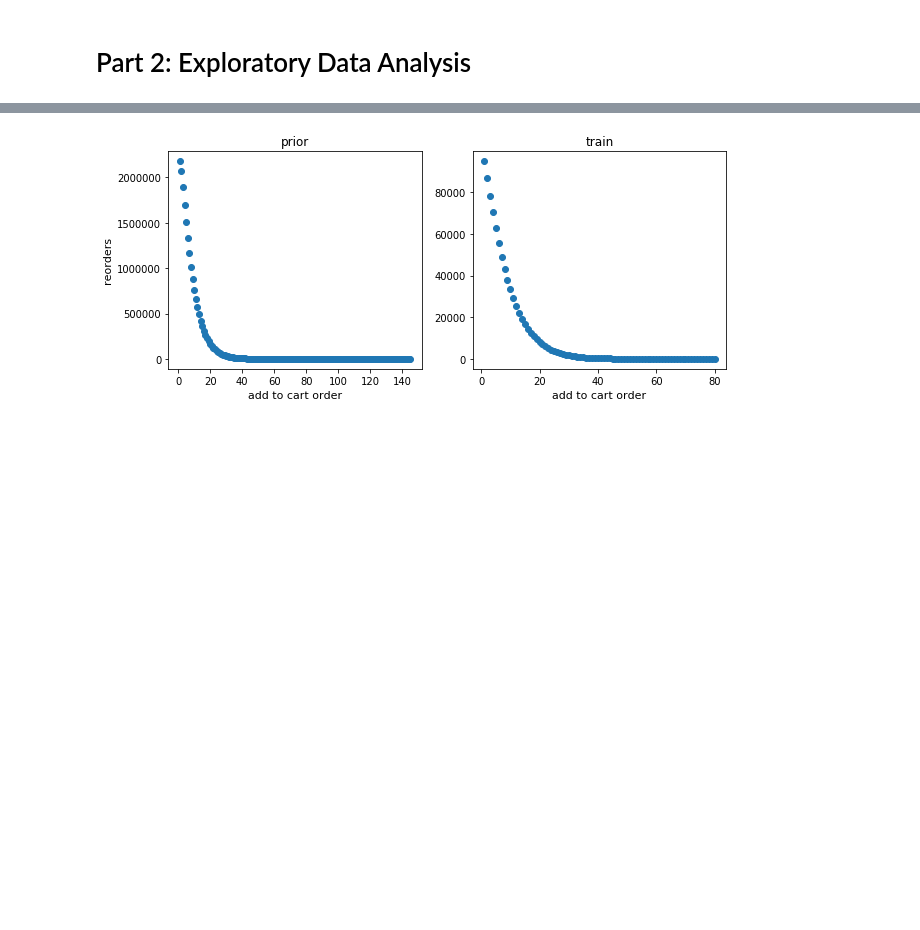
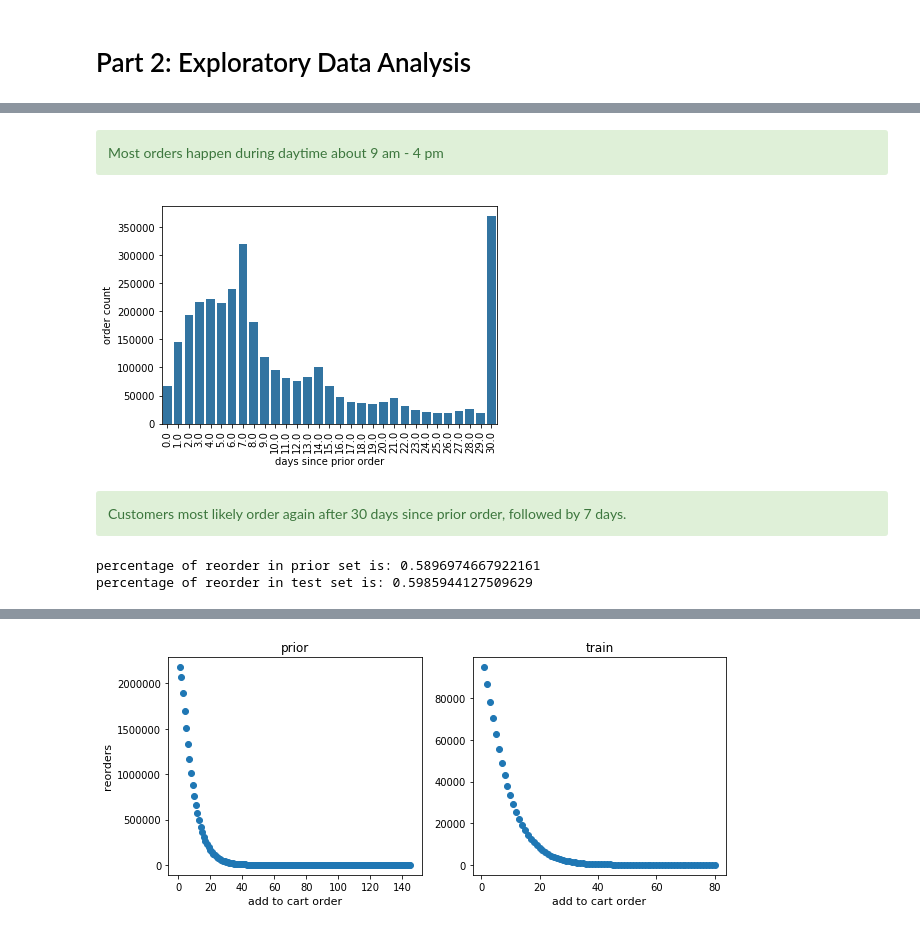
Before and after one commit to cfuther/Capstone-Project-1---Instacart, a Jupyter notebook: Capstone Project 1 - Predict Reorders.ipynb, the cells around one changed output, grey strips where cells are left out. Cells and saved outputs as stored; diff of their text form; code cells hidden in the pictures; blank space fills up the shorter version.

```diff
--- a/Capstone Project 1 - Predict Reorders.ipynb
+++ b/Capstone Project 1 - Predict Reorders.ipynb
@@ -291,0 +183,26 @@ plt.show()
+# %% [markdown]
+<div class="alert alert-success">
+Most orders happen during daytime about 9 am - 4 pm
+</div>
+# %%
+# frequency of customers ordering
+sns.countplot(x="days_since_prior_order", data=ord_df,color=color[0])
+
+plt.xlabel('days since prior order')
+plt.ylabel('order count')
+plt.xticks(rotation='vertical')
+plt.show()
+# %% [output]
+[figure, added]
+# %% [markdown]
+<div class="alert alert-success">
+Customers most likely order again after 30 days since prior order, followed by 7 days.
+# %%
+# proportion of orders that are reorders
+pr_reord = df_pr['reordered'].sum()/len(df_pr)
+tr_reord = df_tr['reordered'].sum()/len(df_tr)
+print("percentage of reorder in prior set is:",pr_reord)
+print("percentage of reorder in test set is:",tr_reord)
+# %% [output]
+percentage of reorder in prior set is: 0.5896974667922161
+percentage of reorder in test set is: 0.5985944127509629
```
Also changed, not shown: parts of 43 cells of this notebook.
